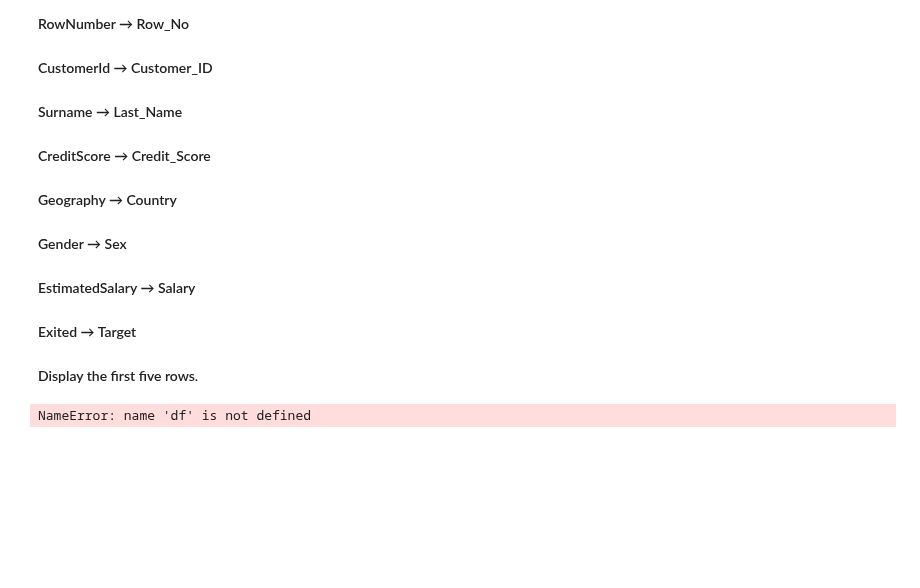
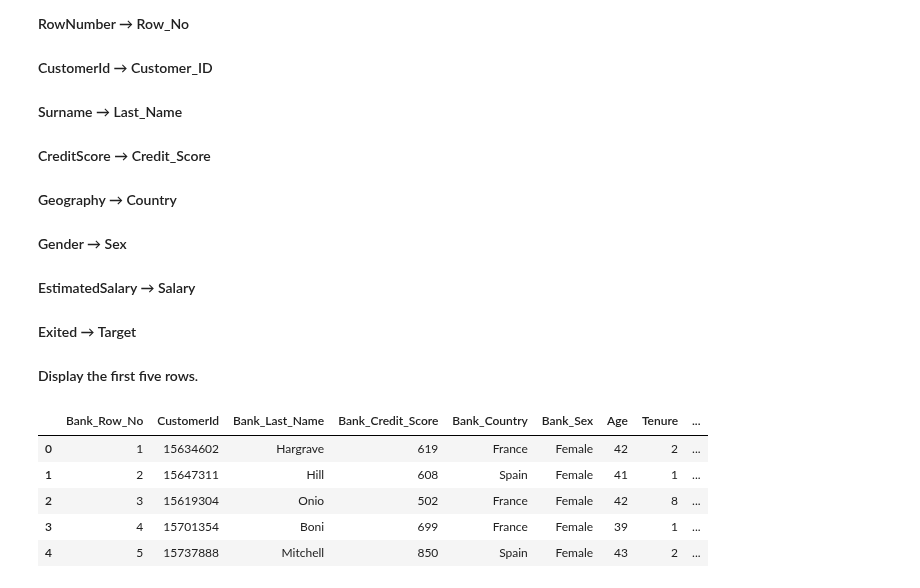
Before and after one commit to rohitdeore2151/python-daily-task, a Jupyter notebook: Task 31 Pandas Method 06.08.26.ipynb, the cells around one changed output. Cells and saved outputs as stored; diff of their text form; code cells hidden in the pictures; blank space fills up the shorter version.

```diff
--- a/Task 31 Pandas Method 06.08.26.ipynb
+++ b/Task 31 Pandas Method 06.08.26.ipynb
@@ -325,17 +325,28 @@ Index(['RowNumber', 'CustomerId', 'Surname', 'CreditScore', 'Gender', 'Age',
 #### Exited → Target
 #### Display the first five rows.
 # %%
+import pandas as pd
+
+df = pd.read_excel("C:\\Users\\rohit\\Downloads\\Bank_customer_churn.xlsx")
+
+df
+
 df.rename(columns={
     'RowNumber': 'Bank_Row_No',
     'CustomerID': 'Bank_Customer_ID',
     'Surname': 'Bank_Last_Name',
     'CreditScore': 'Bank_Credit_Score',
     'Geography': 'Bank_Country',
     'Gender': 'Bank_Sex',
     'EstimatedSalary': 'Bank_Salary',
     'Exited': 'Bank_Target'
 }, inplace=True)
 
 df.head()
 # %% [output]
-NameError: name 'df' is not defined
+|  | Bank_Row_No | CustomerId | Bank_Last_Name | Bank_Credit_Score | Bank_Country | Bank_Sex | Age | Tenure | ... |
+| 0 | 1 | 15634602 | Hargrave | 619 | France | Female | 42 | 2 | ... |
+| 1 | 2 | 15647311 | Hill | 608 | Spain | Female | 41 | 1 | ... |
+| 2 | 3 | 15619304 | Onio | 502 | France | Female | 42 | 8 | ... |
+| 3 | 4 | 15701354 | Boni | 699 | France | Female | 39 | 1 | ... |
+| 4 | 5 | 15737888 | Mitchell | 850 | Spain | Female | 43 | 2 | ... |
```
Also changed, not shown: parts of 18 cells of this notebook.
